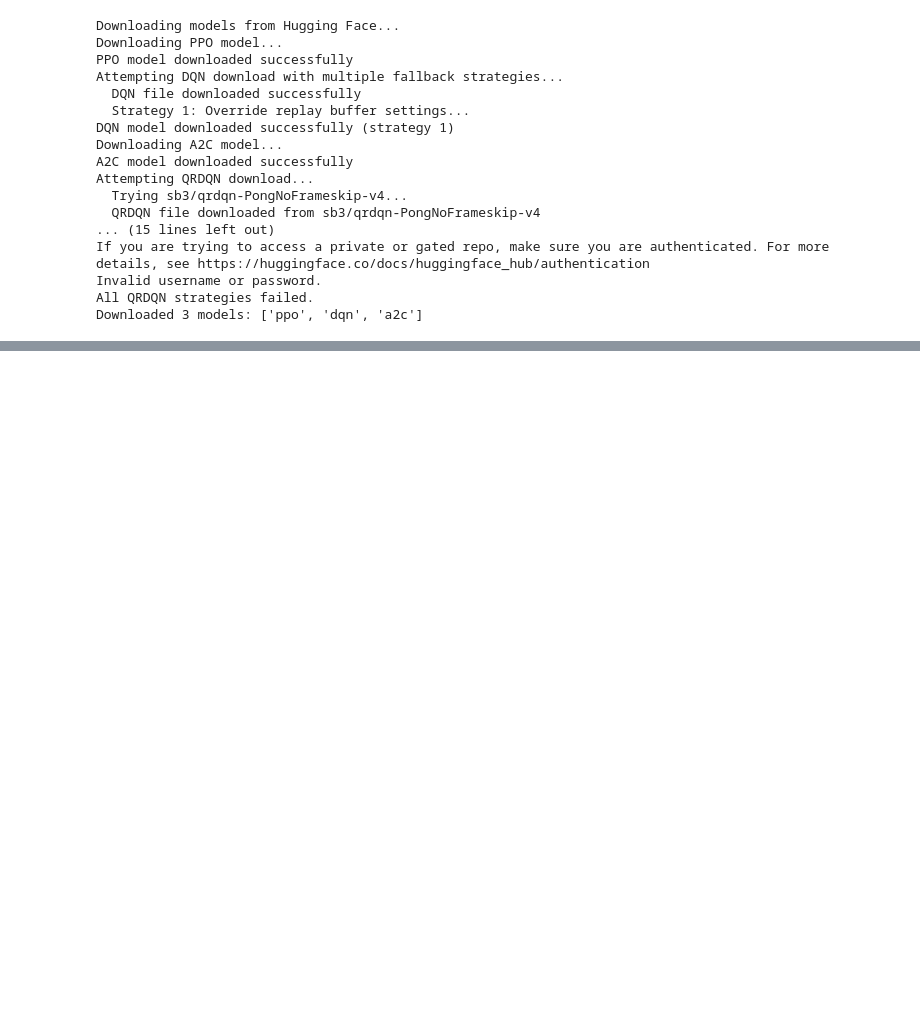
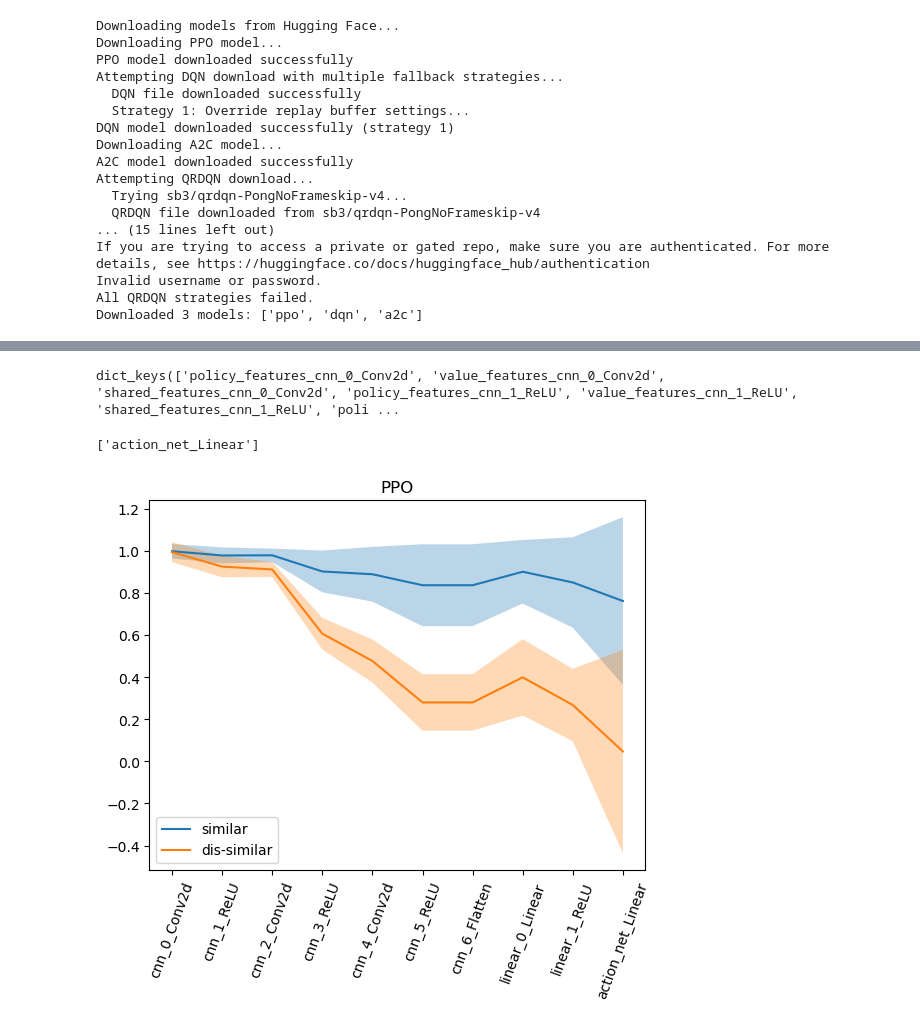
Before and after one commit to seblee97/state-abstraction-capacity, a Jupyter notebook: notebooks/clean_pong_symm.ipynb, the cells around one changed output, grey strips where cells are left out. Drawn from its saved outputs; the diff is of its cells as text; code cells hidden in the pictures; blank space fills up the shorter version.

Commit message:
plotting methods at end

```diff
--- a/notebooks/clean_pong_symm.ipynb
+++ b/notebooks/clean_pong_symm.ipynb
@@ -1643,0 +1703,39 @@ KeyboardInterrupt:
+# %%
+evaluator_rsa.rsa_results['ppo'].keys()
+# %% [output]
+dict_keys(['policy_features_cnn_0_Conv2d', 'value_features_cnn_0_Conv2d', 'shared_features_cnn_0_Conv2d', 'policy_features_cnn_1_ReLU', 'value_features_cnn_1_ReLU', 'shared_features_cnn_1_ReLU', 'poli ...
+# %%
+"action_net_Linear".split("policy_features_")
+# %% [output]
+['action_net_Linear']
+# %%
+ppo_sims = {}
+ppo_dsims = {}
+toget = []
+for key in evaluator_rsa.rsa_results['ppo'].keys():
+    if 'policy_features' in key:
+        toget.append(key)
+toget.append("action_net_Linear")
+for key in toget:
+    try:
+        effkey = key.split("policy_features_")[1]
+    except:
+        effkey = key
+    simmean = evaluator_rsa.rsa_results['ppo'][key]['group_analysis']['similar_mean']
+    simstd = evaluator_rsa.rsa_results['ppo'][key]['group_analysis']['similar_std']
+    ppo_sims[effkey] = (simmean, simstd)
+    dsimmean = evaluator_rsa.rsa_results['ppo'][key]['group_analysis']['dissimilar_mean']
+    dsimstd = evaluator_rsa.rsa_results['ppo'][key]['group_analysis']['dissimilar_std']
+    ppo_dsims[effkey] = (dsimmean, dsimstd)
+# %%
+fig = plt.figure()
+plt.plot([s[0] for s in ppo_sims.values()], label='similar')
+plt.fill_between(range(len(ppo_sims)), [s[0] + s[1] for s in ppo_sims.values()], [s[0] - s[1] for s in ppo_sims.values()], alpha=0.3)
+plt.plot([s[0] for s in ppo_dsims.values()], label='dis-similar')
+plt.fill_between(range(len(ppo_dsims)), [s[0] + s[1] for s in ppo_dsims.values()], [s[0] - s[1] for s in ppo_dsims.values()], alpha=0.3)
+plt.xticks(range(len(ppo_dsims)), ppo_dsims.keys(), rotation=70)
+plt.legend()
+plt.title("PPO")
+fig.show()
+# %% [output]
+[figure, added]
```
Also changed, not shown: parts of 4 cells of this notebook.
